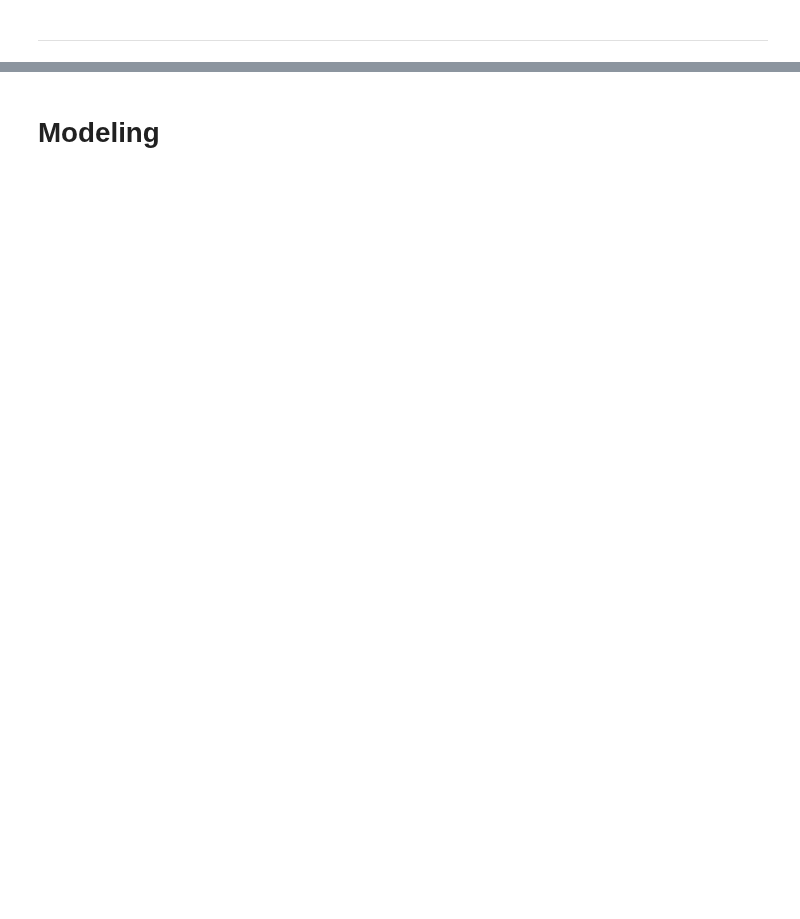
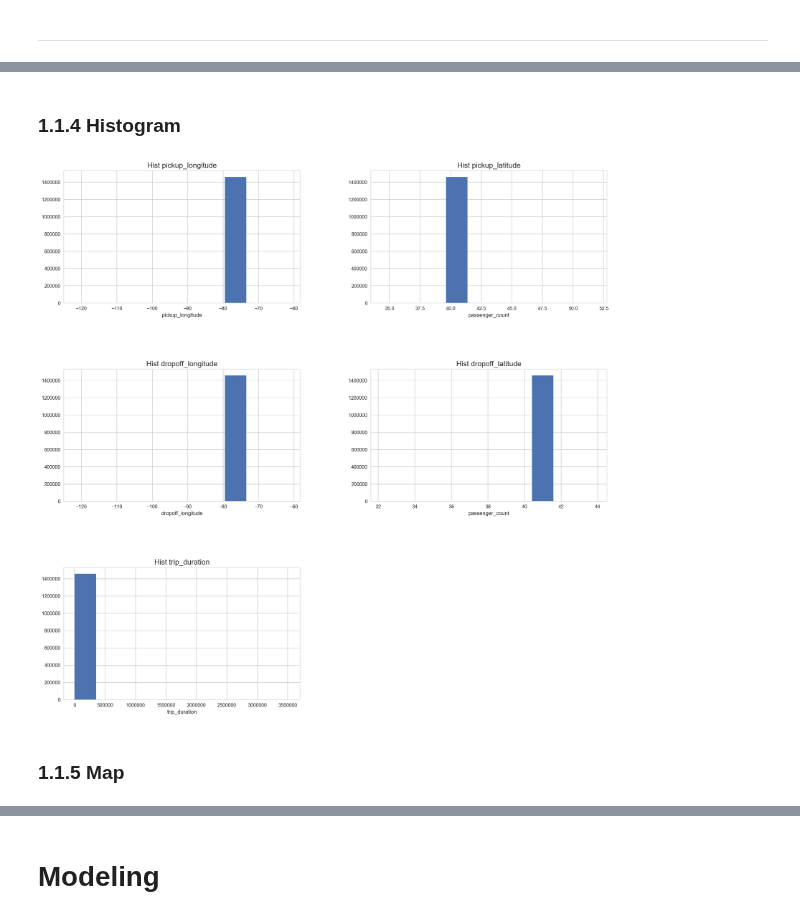
Before and after one commit to Moons08/dss-project-taxi, a Jupyter notebook: project_report.ipynb, the cells around one changed output, grey strips where cells are left out. Drawn from its saved outputs; the diff is of its cells as text; code cells hidden in the pictures; blank space fills up the shorter version.

```diff
--- a/project_report.ipynb
+++ b/project_report.ipynb
@@ -56,0 +192,42 @@ train = pd.read_csv('train.csv')
+# %% [markdown]
+### 1.1.4 Histogram
+# %%
+# histogram
+plt.figure(figsize=(20, 20))
+plt.subplots_adjust(hspace = 0.5, wspace = 0.3)
+
+# pickup_longitude
+plt.subplot(321)
+plt.hist(x = 'pickup_longitude', data = taxi)
+plt.title('Hist pickup_longitude', fontsize = 15)
+plt.xlabel('pickup_longitude')
+
+# pickup_latitude
+plt.subplot(322)
+plt.hist(x = 'pickup_latitude', data = taxi)
+plt.title('Hist pickup_latitude', fontsize = 15)
+plt.xlabel('passenger_count')
+
+# dropoff_longitude
+plt.subplot(323)
+plt.hist(x = 'dropoff_longitude', data = taxi)
+plt.title('Hist dropoff_longitude', fontsize = 15)
+plt.xlabel('dropoff_longitude')
+
+# dropoff_latitude
+plt.subplot(324)
+plt.hist(x = 'dropoff_latitude', data = taxi)
+plt.title('Hist dropoff_latitude', fontsize = 15)
+plt.xlabel('passenger_count')
+
+# Trip_druation
+plt.subplot(325)
+plt.hist(x = 'trip_duration', data = taxi)
+plt.title('Hist trip_duration', fontsize = 15)
+plt.xlabel('trip_duration')
+
+plt.show()
+# %% [output]
+[figure, added]
+# %% [markdown]
+### 1.1.5 Map
```
Also changed, not shown: parts of 91 cells of this notebook.
